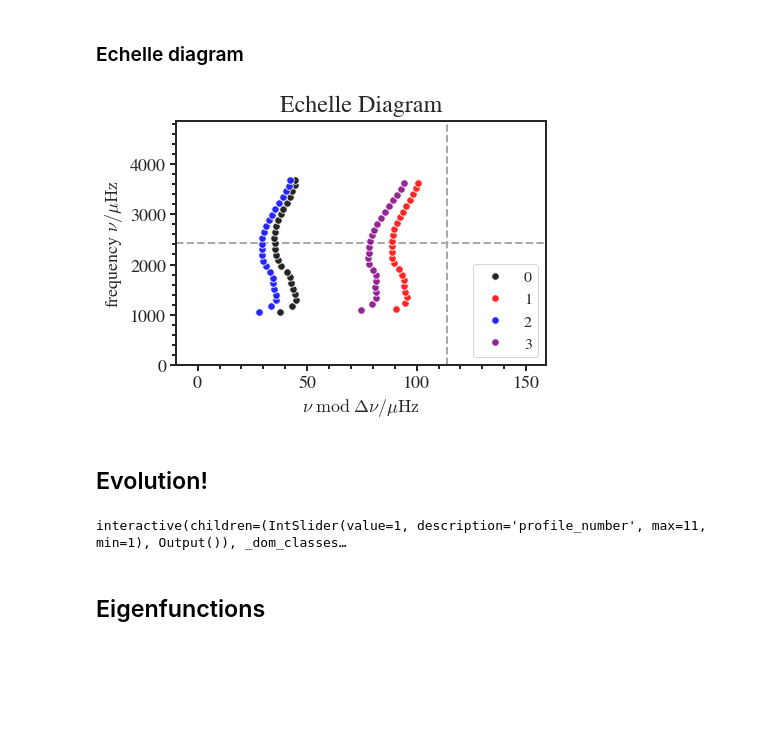
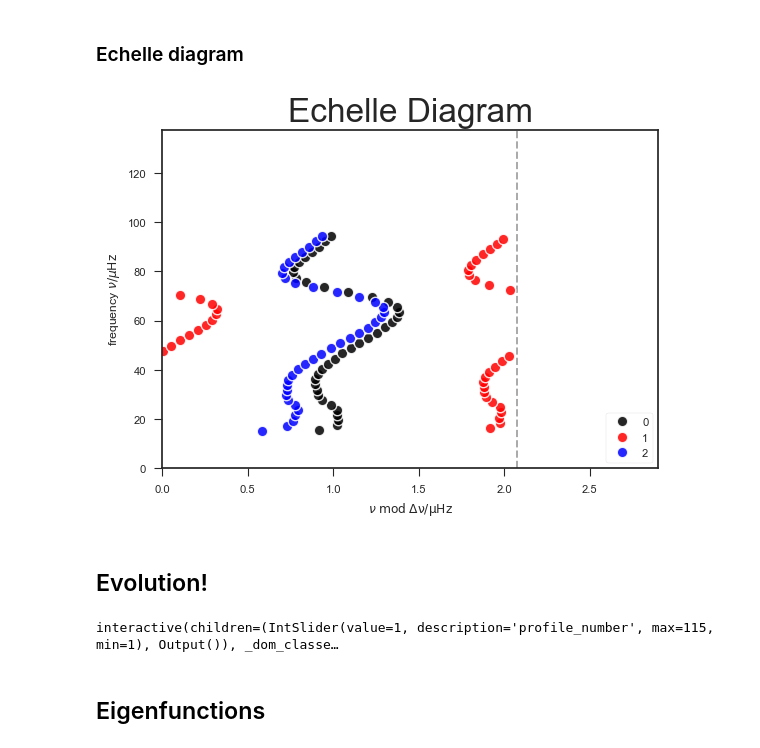
Before and after one commit to gautam-404/MESA-local, a Jupyter notebook: plots.ipynb, the cells around one changed output. Drawn from its saved outputs; the diff is of its cells as text; code cells hidden in the pictures; blank space fills up the shorter version.

```diff
--- a/plots.ipynb
+++ b/plots.ipynb
@@ -59,7 +19,7 @@ plt.style.available
 # %% [markdown]
 ## Read in MESA data
 # %%
-logs_dir = os.path.join('dsct', 'LOGS')
+logs_dir = os.path.join('test', 'LOGS')
 # %%
 def load_history_file(logs_dir=logs_dir):
     return pd.read_table(os.path.join(logs_dir, 'history_.data'),
@@ -245,37 +205,37 @@ def plot_echelle(profile_number):
     freq = freqs[profile_number-1]
 
     nu_max   = hist.nu_max.values[0]
     #Delta_nu = hist.delta_nu.values[0]
 
     #freq = freqs[1]
     freq = freq[freq['Re(freq)'] < 5/3*nu_max]
     radial = freq[np.logical_and(freq.l == 0, freq.n_p > 10)]
     Dnu = np.mean(np.diff(radial['Re(freq)'].values))
 
     colors = ('black', 'red', 'blue', 'purple')
     for ell in np.unique(freq.l.values):
         nus = freq[freq.l == ell]
         plt.plot(nus['Re(freq)'] % Dnu,
                  nus['Re(freq)'], '.',
                  mfc=colors[ell], mec='white', alpha=0.85,
                  ms=15, mew=1,
                  label=str(ell))
 
     plt.legend(loc='lower right')
 
     plt.axvline(Dnu, ls='--', c='darkgray', zorder=-99)
     plt.axhline(nu_max, ls='--', c='darkgray', zorder=-99)
 
-    plt.ylim([0, nu_max*5/3*1.2])
-    plt.xlim([-10, Dnu*1.4])
+    plt.ylim([0, nu_max/3])
+    plt.xlim([0, Dnu*1.4])
 
     plt.ylabel(r'frequency $\nu/\mu\rm{Hz}$')
     plt.xlabel(r'$\nu\; \rm{mod}\; \Delta\nu/\mu\rm{Hz}$')
     plt.title('Echelle Diagram', size=24)
 
-plot_echelle(5)
+plot_echelle(7)
 # %% [output]
-[figure, old version]
+[figure, new version]
 # %% [markdown]
 ## Evolution!
 # %%
@@ -298,7 +258,7 @@ def plot_panels(profile_number):
 
 interact(plot_panels, profile_number=IntSlider(min=1, max=np.max(index.profile_number)));
 # %% [output]
-interactive(children=(IntSlider(value=1, description='profile_number', max=11, min=1), Output()), _dom_classes…
+interactive(children=(IntSlider(value=1, description='profile_number', max=115, min=1), Output()), _dom_classe…
 # %% [markdown]
 ## Eigenfunctions
 # %% [markdown]
```
Also changed, not shown: parts of 9 cells of this notebook, 8 other files.
